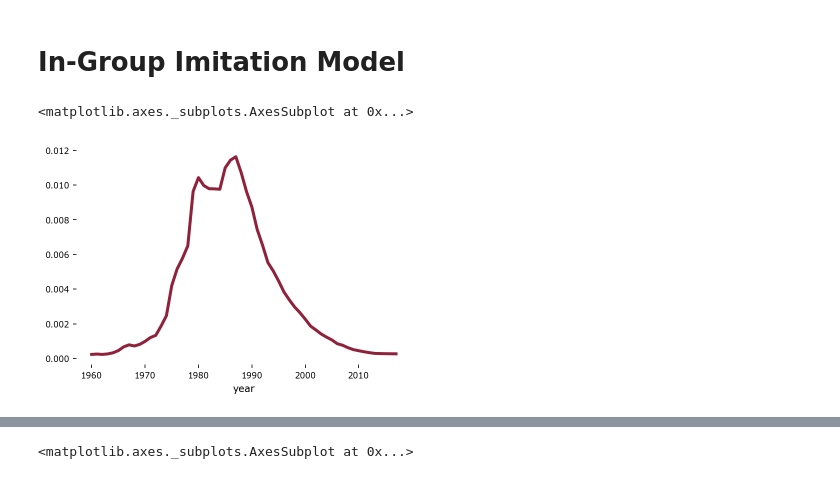
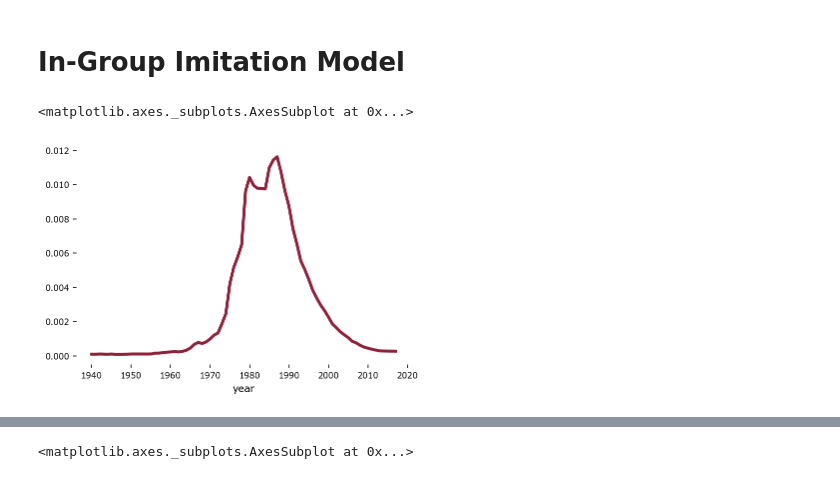
Before and after one commit to frtennis1/am115-baby-names, a Jupyter notebook: 03-FR-ingroup-imitation.ipynb, the cells around one changed output, grey strips where cells are left out. Saved outputs shown, nothing was run; the diff lists cells and outputs as text; code cells hidden in the pictures.

```diff
--- a/03-FR-ingroup-imitation.ipynb
+++ b/03-FR-ingroup-imitation.ipynb
@@ -7,9 +9,10 @@ df = pd.read_feather('data/names.feather').set_index(['year', 'name', 'gender'])
 # %%
 pct_df = df / df.groupby('year').transform(sum)
 # %%
-get_name_series('Amanda', pct_df).loc[1960:].plot()
+amanda = get_name_series('Amanda', pct_df).loc[1940:]
+amanda.plot()
 # %% [output]
 <matplotlib.axes._subplots.AxesSubplot at 0x...>
-[figure, old version]
+[figure, new version]
 # %%
 # size of in-group as a percent of total population
```
Also changed, not shown: parts of 16 cells of this notebook, 12 other files.
